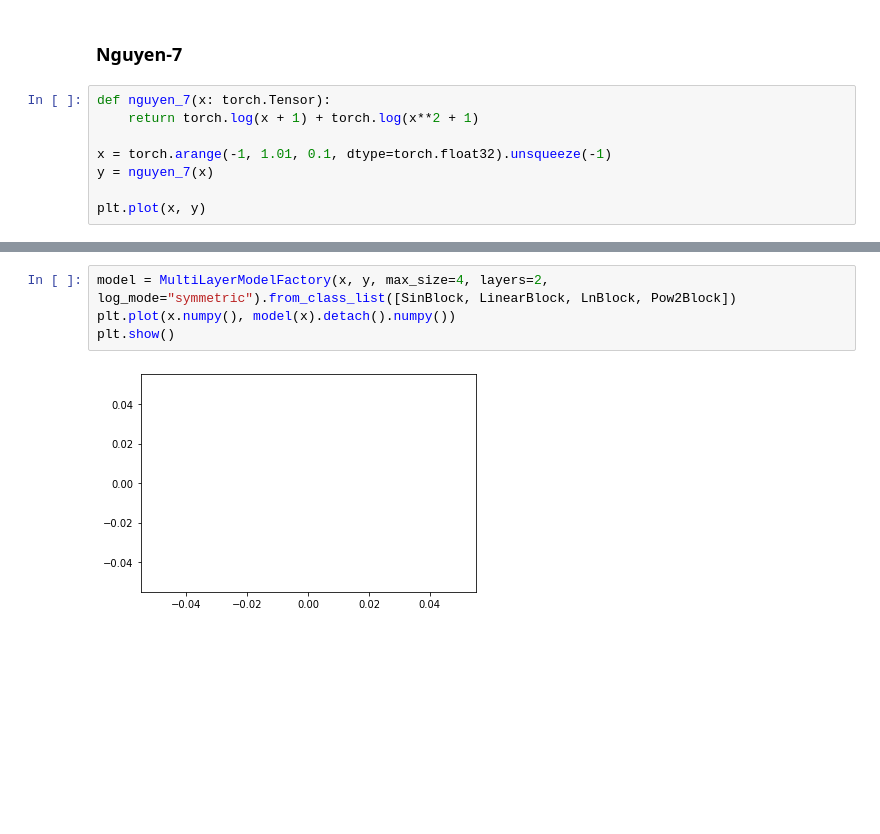
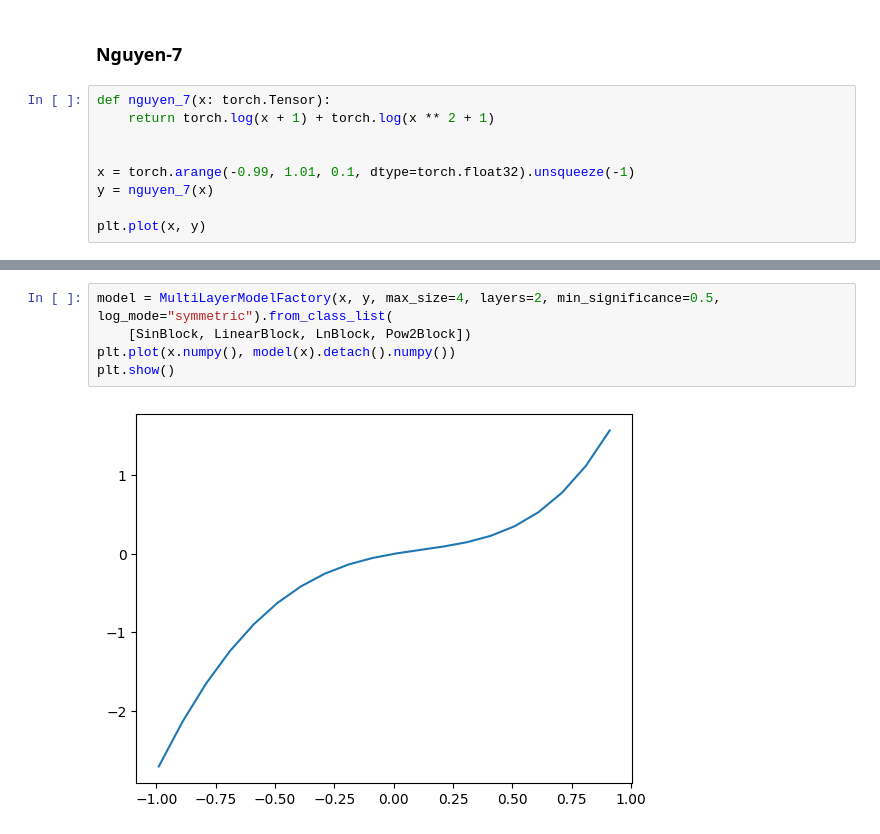
Before and after one commit to jkarolczak/function-synthesis, a Jupyter notebook: experiments/4_benchmarks.ipynb, the cells around one changed output, grey strips where cells are left out. Drawn from its saved outputs; the diff is of its cells as text; blank space fills up the shorter version.

```diff
--- a/experiments/4_benchmarks.ipynb
+++ b/experiments/4_benchmarks.ipynb
@@ -8,9 +8,10 @@ from model import ModelFactory, MultiLayerModelFactory
 ### Nguyen-7
 # %%
 def nguyen_7(x: torch.Tensor):
-    return torch.log(x + 1) + torch.log(x**2 + 1)
+    return torch.log(x + 1) + torch.log(x ** 2 + 1)
 
-x = torch.arange(-1, 1.01, 0.1, dtype=torch.float32).unsqueeze(-1)
+
+x = torch.arange(-0.99, 1.01, 0.1, dtype=torch.float32).unsqueeze(-1)
 y = nguyen_7(x)
 
 plt.plot(x, y)
@@ -20,7 +21,8 @@ plt.plot(x, y)
 # %%
-model = MultiLayerModelFactory(x, y, max_size=4, layers=2, log_mode="symmetric").from_class_list([SinBlock, LinearBlock, LnBlock, Pow2Block])
+model = MultiLayerModelFactory(x, y, max_size=4, layers=2, min_significance=0.5, log_mode="symmetric").from_class_list(
+    [SinBlock, LinearBlock, LnBlock, Pow2Block])
 plt.plot(x.numpy(), model(x).detach().numpy())
 plt.show()
 # %% [output]
-[figure, old version]
+[figure, new version]
 # %%
```
Also changed, not shown: parts of 5 cells of this notebook, 2 other files.
